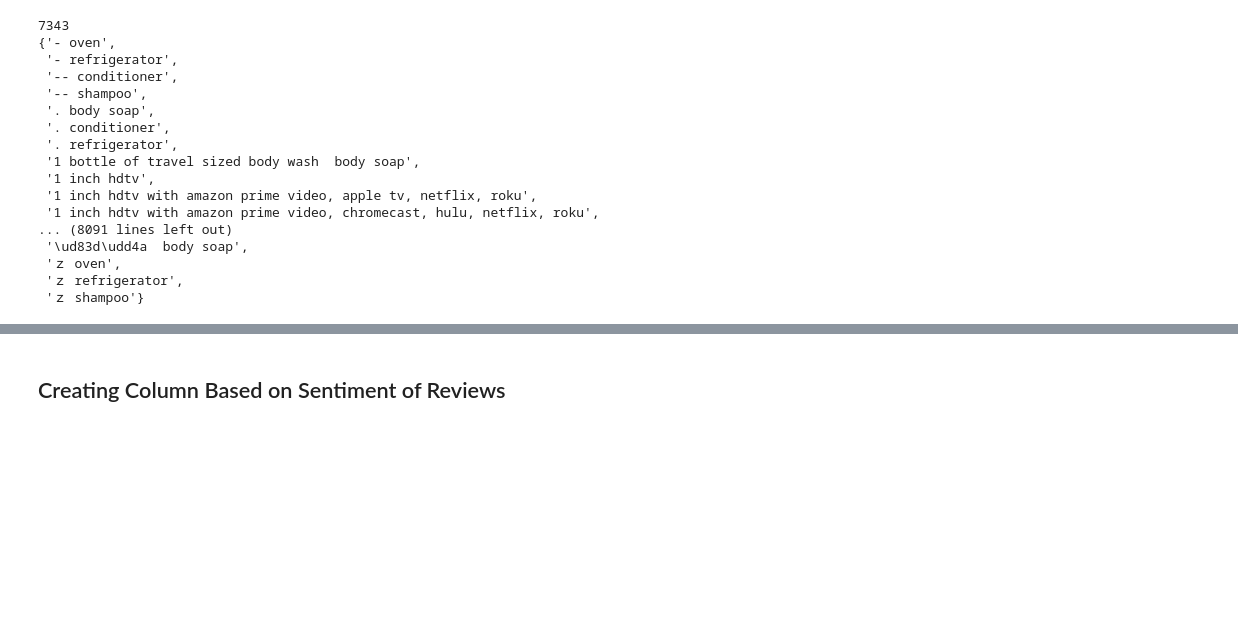
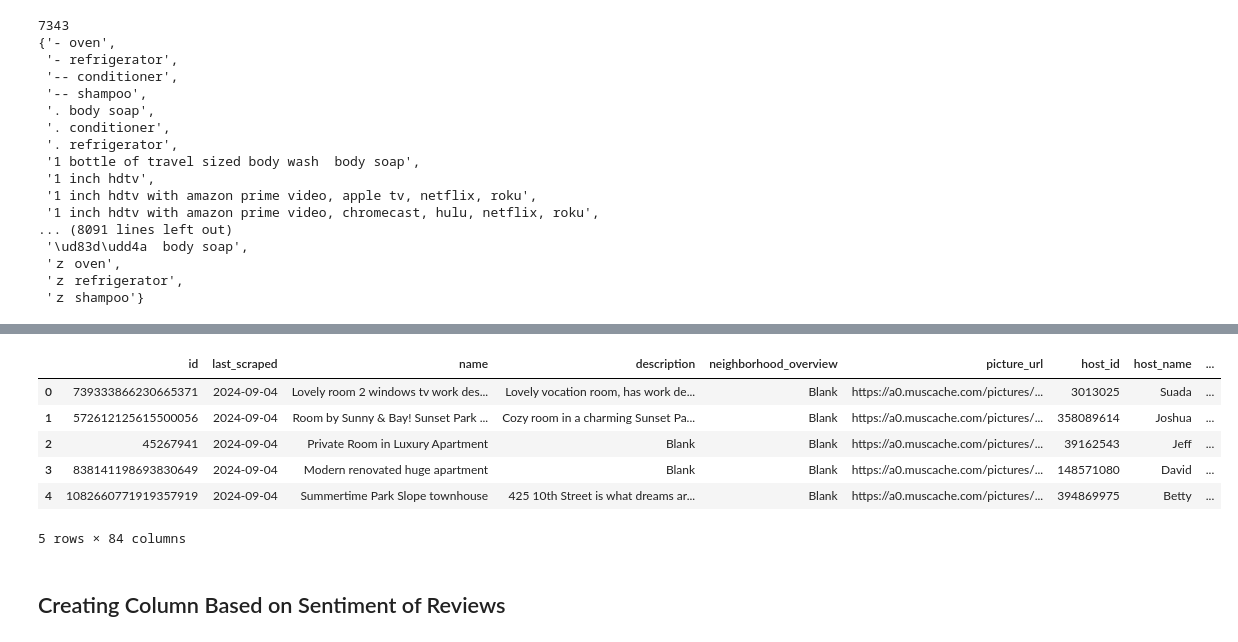
Before and after one commit to afifshomali/NYC-Airbnb-Analysis-447, a Jupyter notebook: FeatureEngineeringAirbnb.ipynb, the cells around one changed output, grey strips where cells are left out. Cells and saved outputs as stored; diff of their text form; code cells hidden in the pictures; blank space fills up the shorter version.

```diff
--- a/FeatureEngineeringAirbnb.ipynb
+++ b/FeatureEngineeringAirbnb.ipynb
@@ -100,6 +101,38 @@ df["amenities"] = df["amenities"].apply(ast.literal_eval).apply(lambda x: [amen.
 df["num_amenities"] = df["amenities"].apply(len)
 
 # Create indivual amenity binary columns
-df["amenities_kitchen"] = df["amenities"].apply(
-    lambda x: any("kitchen" in amen.split(" ") for amen in x)
+# Helper function
+def populate_amens(row):
+    for amen in short_amenities.keys():
+
+        for keyword in short_amenities[amen]:
+            if any(re.search(r'\b' + re.escape(keyword) + r'\b', row_amens) for row_amens in row["amenities"]):
+                row[amen] = True
+    return row
+
+# Dict of amenities to make columns for and their corresponding keywords
+short_amenities = {
+    "kitchen": ["kitchen"],
+    "oven": ["oven"],
+    "stove": ["stove"],
+    "refrigerator": ["refrigerator", "fridge"],
+    "air conditioning": ["air conditioning", "ac"],
+    "sound system": ["sound system"],
+    "wifi": ["wifi"],
+    "tv": ["hdtv", "tv"],
+    "parking": ["parking", "garage"],
+    "gym/exercise equipment": ["gym", "exercise equipment"],
+    "pool" : ["pool"],
+    "hygiene products": ["soap", "shampoo", "conditioner"],
+    "laundry" : ["washer", "dryer"],
+    "coffee" : ["coffee"],
+    "view" : ["view"]
+}
+
+for amen in short_amenities.keys():
+    df[amen]  = False
+
+df = df.apply(
+    lambda row : populate_amens(row),
+    axis = 1
 )
@@ -111,0 +139,10 @@ Name: count, dtype: int64
+# %%
+df.head()
+# %% [output]
+|  | id | last_scraped | name | description | neighborhood_overview | picture_url | host_id | host_name | ... |
+| 0 | 739333866230665371 | 2024-09-04 | Lovely room 2 windows tv work des... | Lovely vocation room, has work de... | Blank | https://a0.muscache.com/pictures/... | 3013025 | Suada | ... |
+| 1 | 572612125615500056 | 2024-09-04 | Room by Sunny & Bay! Sunset Park ... | Cozy room in a charming Sunset Pa... | Blank | https://a0.muscache.com/pictures/... | 358089614 | Joshua | ... |
+| 2 | 45267941 | 2024-09-04 | Private Room in Luxury Apartment | Blank | Blank | https://a0.muscache.com/pictures/... | 39162543 | Jeff | ... |
+| 3 | 838141198693830649 | 2024-09-04 | Modern renovated huge apartment | Blank | Blank | https://a0.muscache.com/pictures/... | 148571080 | David | ... |
+| 4 | 1082660771919357919 | 2024-09-04 | Summertime Park Slope townhouse | 425 10th Street is what dreams ar... | Blank | https://a0.muscache.com/pictures/... | 394869975 | Betty | ... |
+5 rows × 84 columns
```
Also changed, not shown: parts of 3 cells of this notebook, 1 other file.
